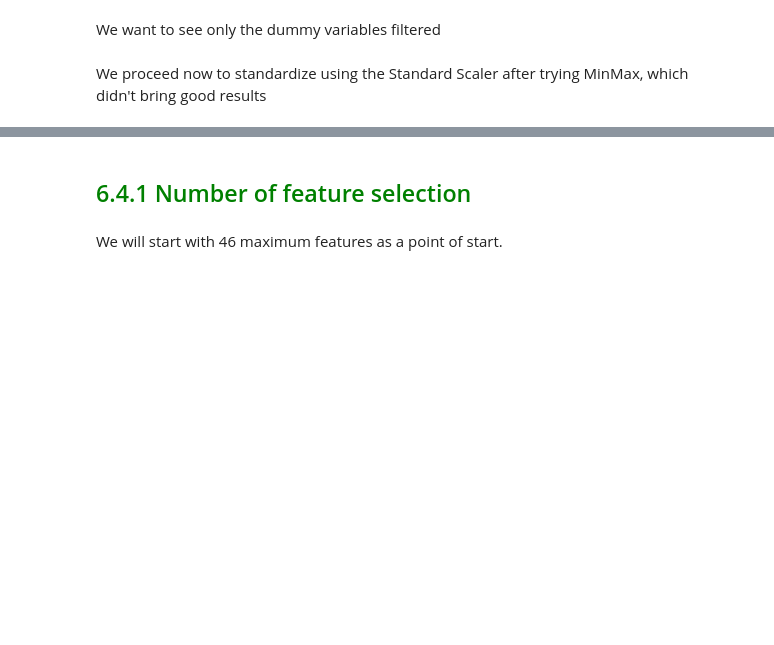
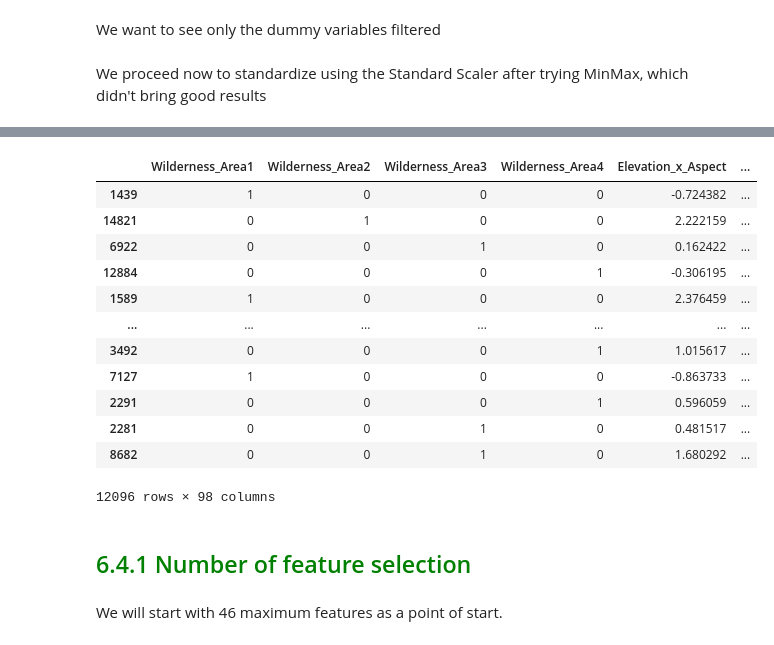
Before and after one commit to callysthenes/forest_cover_type_detector, a Jupyter notebook: group_assignment/forest_cover_type_detector_gr_a_Part2.ipynb, the cells around one changed output, grey strips where cells are left out. Drawn from its saved outputs; the diff is of its cells as text; code cells hidden in the pictures; blank space fills up the shorter version.

```diff
--- a/group_assignment/forest_cover_type_detector_gr_a_Part2.ipynb
+++ b/group_assignment/forest_cover_type_detector_gr_a_Part2.ipynb
@@ -2176,3 +2277,19 @@ X_val[scale_numerical] = scaler.fit_transform(X_val[scale_numerical])
+# %%
+X_train
+# %% [output]
+|  | Wilderness_Area1 | Wilderness_Area2 | Wilderness_Area3 | Wilderness_Area4 | Elevation_x_Aspect | ... |
+| 1439 | 1 | 0 | 0 | 0 | -0.724382 | ... |
+| 14821 | 0 | 1 | 0 | 0 | 2.222159 | ... |
+| 6922 | 0 | 0 | 1 | 0 | 0.162422 | ... |
+| 12884 | 0 | 0 | 0 | 1 | -0.306195 | ... |
+| 1589 | 1 | 0 | 0 | 0 | 2.376459 | ... |
+| ... | ... | ... | ... | ... | ... | ... |
+| 3492 | 0 | 0 | 0 | 1 | 1.015617 | ... |
+| 7127 | 1 | 0 | 0 | 0 | -0.863733 | ... |
+| 2291 | 0 | 0 | 0 | 1 | 0.596059 | ... |
+| 2281 | 0 | 0 | 1 | 0 | 0.481517 | ... |
+| 8682 | 0 | 0 | 1 | 0 | 1.680292 | ... |
+12096 rows × 98 columns
 # %% [markdown]
 <a id='6.4.1'></a>
 ## <font color=green> 6.4.1 Number of feature selection  <font>
```
Also changed, not shown: parts of 48 cells of this notebook, 3 other files.
